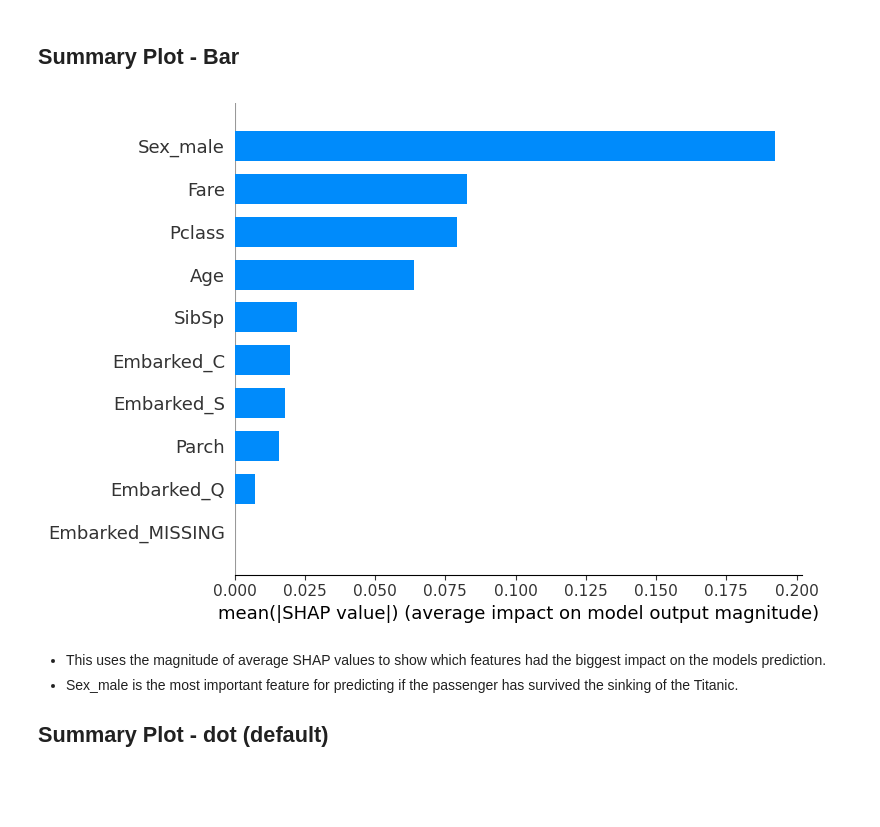
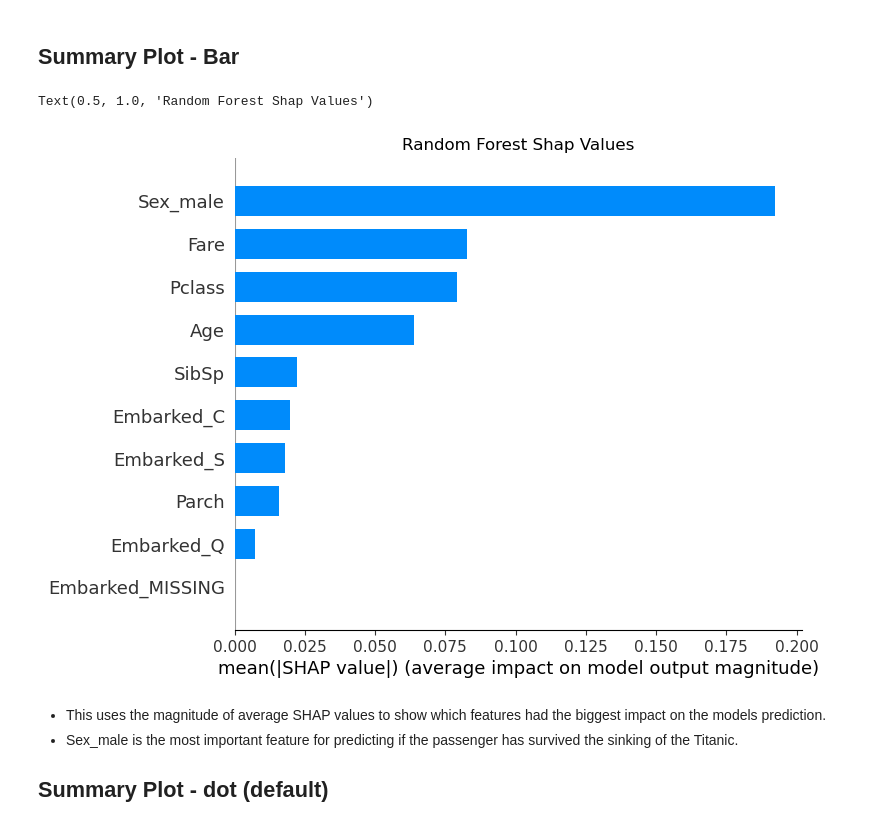
Before and after one commit to juDEcorous/Data-Visualization-Practice, a Jupyter notebook: 3. Shap with the Titanic.ipynb, the cells around one changed output. Saved outputs shown, nothing was run; the diff lists cells and outputs as text; code cells hidden in the pictures; blank space fills up the shorter version.

```diff
--- a/3. Shap with the Titanic.ipynb
+++ b/3. Shap with the Titanic.ipynb
@@ -250,9 +250,12 @@ pd.DataFrame(shap_survived.values, columns = X_shap.columns)
 # %% [markdown]
 ## Summary Plot - Bar
 # %%
-shap.summary_plot(shap_survived, features = X_shap, plot_type = 'bar')
+shap.summary_plot(shap_survived, features = X_shap, plot_type = 'bar',
+                  show = False) # show = False to manipulate with matplotlib
+plt.title('Random Forest Shap Values')
 # %% [output]
+Text(0.5, 1.0, 'Random Forest Shap Values')
-[figure, old version]
+[figure, new version]
 # %% [markdown]
 - This uses the magnitude of average SHAP values to show which features had the biggest impact on the models prediction.
 - Sex_male is the most important feature for predicting if the passenger has survived the sinking of the Titanic.
```
Also changed, not shown: parts of 1 cell of this notebook.
